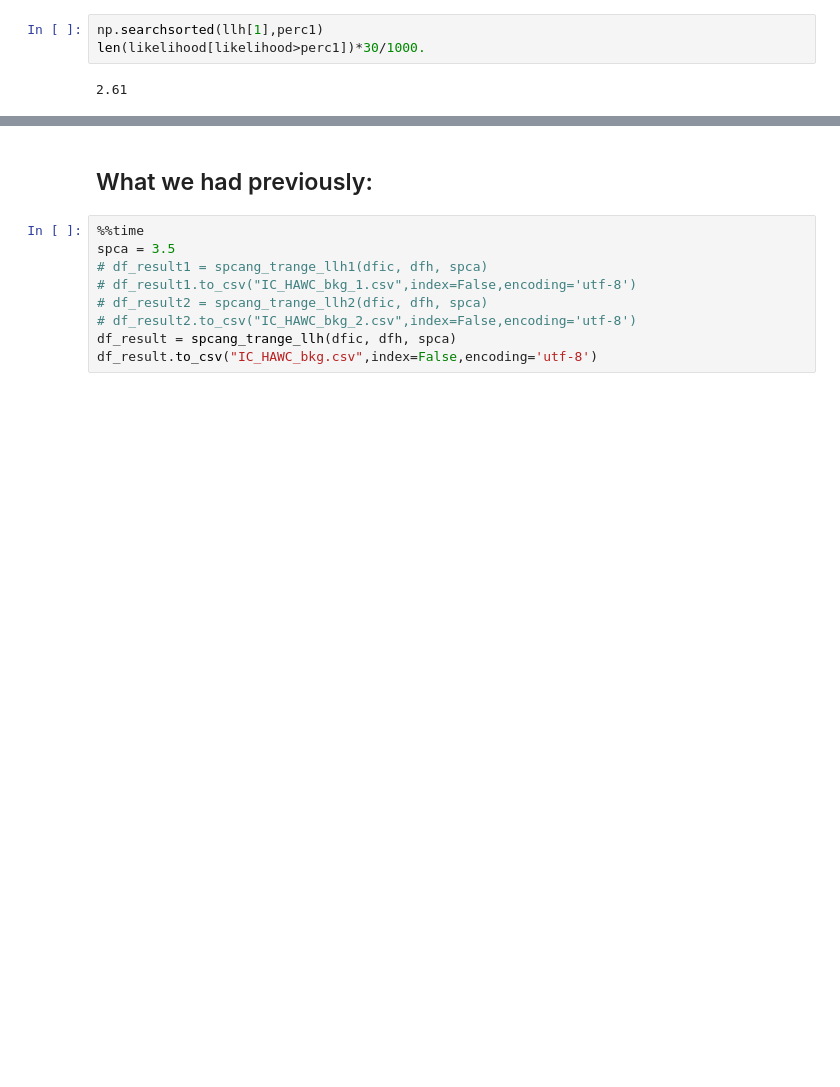
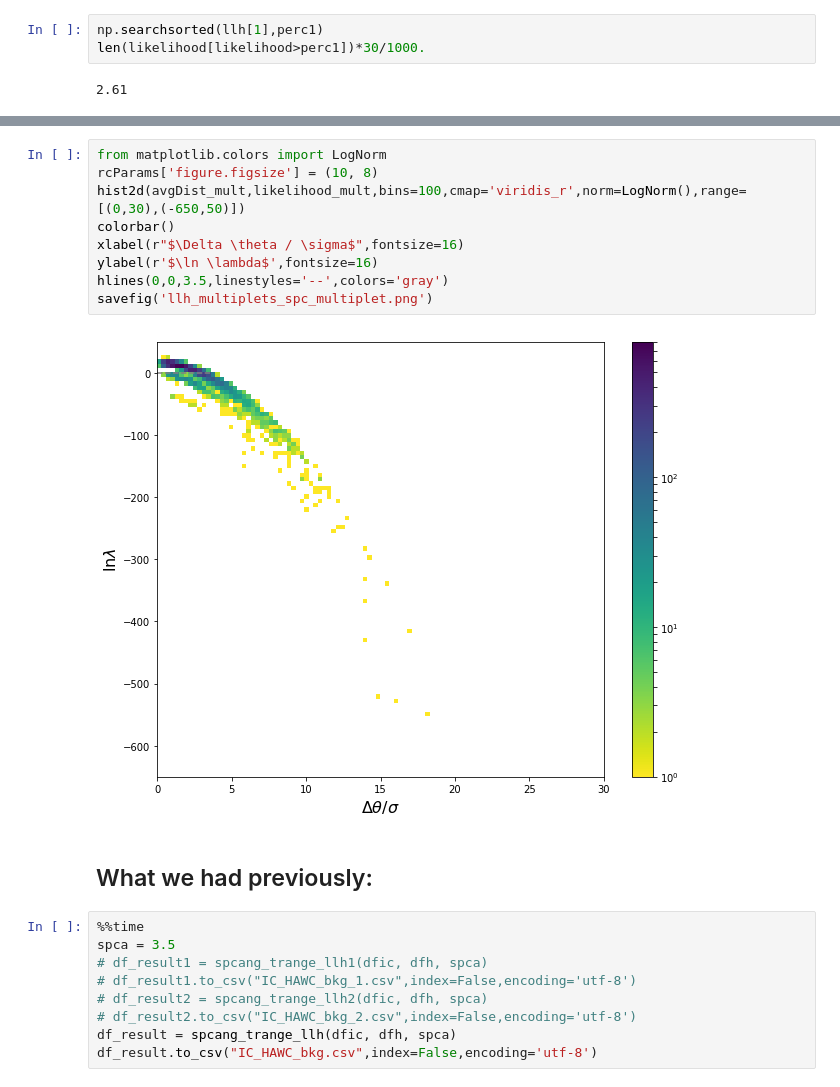
Before and after one commit to hayalaso/Analyses_AMON, a Jupyter notebook: HAWC_IC/multi_correlation_analysis.ipynb, the cells around one changed output, grey strips where cells are left out. Drawn from its saved outputs; the diff is of its cells as text; blank space fills up the shorter version.

```diff
--- a/HAWC_IC/multi_correlation_analysis.ipynb
+++ b/HAWC_IC/multi_correlation_analysis.ipynb
@@ -810,3 +762,14 @@ plt.vlines(perc1,0,p/100,color='r',linestyles='--',lw=4)
+# %%
+from matplotlib.colors import LogNorm
+rcParams['figure.figsize'] = (10, 8)
+hist2d(avgDist_mult,likelihood_mult,bins=100,cmap='viridis_r',norm=LogNorm(),range=[(0,30),(-650,50)])
+colorbar()
+xlabel(r"$\Delta \theta / \sigma$",fontsize=16)
+ylabel(r'$\ln \lambda$',fontsize=16)
+hlines(0,0,3.5,linestyles='--',colors='gray')
+savefig('llh_multiplets_spc_multiplet.png')
+# %% [output]
+[figure, added]
 # %% [markdown]
 ## What we had previously:
 # %%
```
Also changed, not shown: parts of 6 cells of this notebook.
